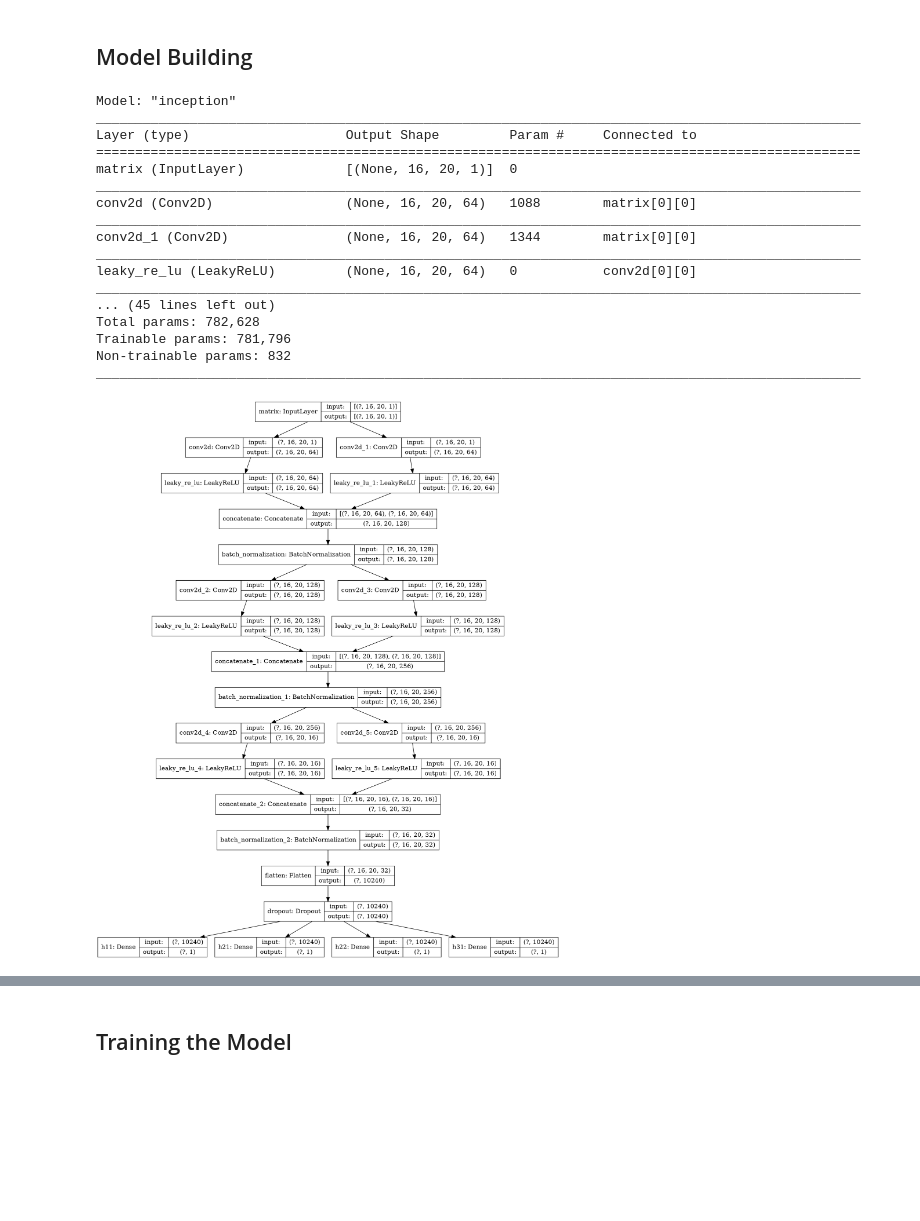
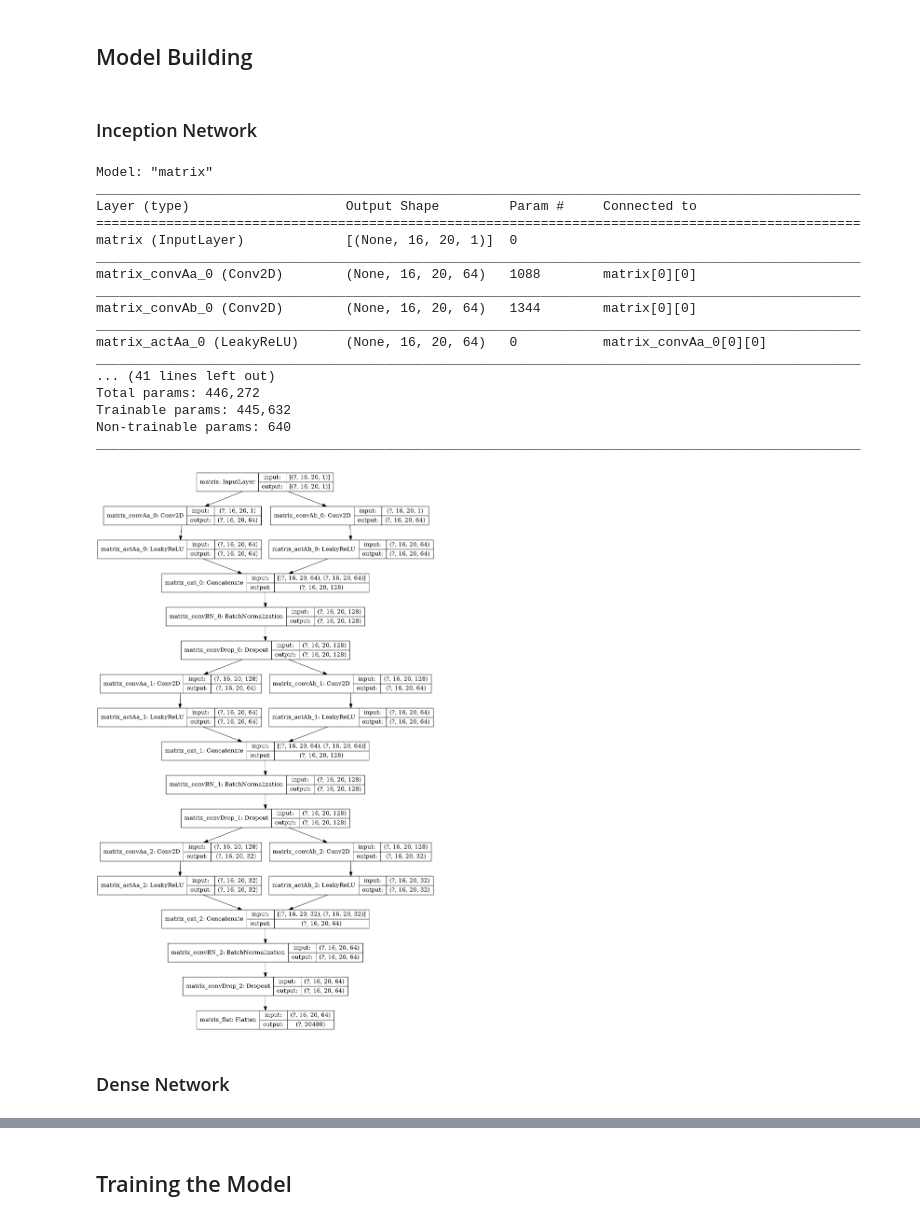
Before and after one commit to thesfinox/ml-cicy-4folds, a Jupyter notebook: cicy4_inception.ipynb, the cells around one changed output, grey strips where cells are left out. Cells and saved outputs as stored; diff of their text form; code cells hidden in the pictures; blank space fills up the shorter version.

```diff
--- a/cicy4_inception.ipynb
+++ b/cicy4_inception.ipynb
@@ -60,7 +62,7 @@ data = keras.utils.get_file('cicy4.json.gz',
 # %% [markdown]
 ## Reading the Dataset
 # %%
-df = pd.read_json(pdata('cicy4.json.gz'), orient='index')
+df = pd.read_json(pdata('cicy4_eng.json.gz'), orient='index')
 # %%
 # select only non product manifolds
 df = df.loc[df['isprod'] == False]
@@ -366,41 +303,52 @@ def nn_inception(input_shape,
+# %% [markdown]
+### Inception Network
 # %%
-inception = nn_inception(input_shape=reshape,
-                         learning_rate=1.0e-3,
-                         conv_layers=[64, 128, 16],
-                         conv_alpha=0.0,
-                         fc_layers=[],
-                         fc_alpha=0.0,
-                         dropout=0.2,
-                         full_dropout=0.0,
-                         batchnorm=0.99,
-                         last_relu=True,
-                         loss_weights=[0.25, 0.25, 0.25, 0.25],
-                         l1_reg=1.0e-5,
-                         l2_reg=1.0e-5
-                        )
+matrix = nn_inception(input_shape=reshape,
+                      name='matrix',
+                      learning_rate=1.0e-3,
+                      conv_layers=[64, 64, 32],
+                      conv_alpha=0.0,
+                      conv_class=None,
+                      conv_single=False,
+                      conv_red=0,
+                      feat_map=0,
+                      recurrent=False,
+                      fc_layers=[],
+                      fc_alpha=0.0,
+                      dropout=0.0,
+                      full_dropout=0.1,
+                      batchnorm=0.99,
+                      last_relu=True,
+                      loss_weights=[0.25, 0.25, 0.25, 0.25],
+                      l1_reg=1.0e-5,
+                      l2_reg=1.0e-5,
+                      output_layers=False
+                     )
 
-inception.summary()
+matrix.summary()
 # %% [output]
-Model: "inception"
+Model: "matrix"
 __________________________________________________________________________________________________
 Layer (type)                    Output Shape         Param #     Connected to
 ==================================================================================================
 matrix (InputLayer)             [(None, 16, 20, 1)]  0
 __________________________________________________________________________________________________
-conv2d (Conv2D)                 (None, 16, 20, 64)   1088        matrix[0][0]
+matrix_convAa_0 (Conv2D)        (None, 16, 20, 64)   1088        matrix[0][0]
 __________________________________________________________________________________________________
-conv2d_1 (Conv2D)               (None, 16, 20, 64)   1344        matrix[0][0]
+matrix_convAb_0 (Conv2D)        (None, 16, 20, 64)   1344        matrix[0][0]
 __________________________________________________________________________________________________
-leaky_re_lu (LeakyReLU)         (None, 16, 20, 64)   0           conv2d[0][0]
+matrix_actAa_0 (LeakyReLU)      (None, 16, 20, 64)   0           matrix_convAa_0[0][0]
 __________________________________________________________________________________________________
-... (45 lines left out)
-Total params: 782,628
-Trainable params: 781,796
-Non-trainable params: 832
+... (41 lines left out)
+Total params: 446,272
+Trainable params: 445,632
+Non-trainable params: 640
 __________________________________________________________________________________________________
 # %%
-inception_graph = keras.utils.model_to_dot(inception, show_shapes=True, dpi=150)
-inception_graph.write_pdf(pimg('inception_graph.pdf'))
-Image(inception_graph.create_png(), width=480)
+matrix_graph = keras.utils.model_to_dot(matrix, show_shapes=True, dpi=150)
+matrix_graph.write_pdf(pimg(PREFIX + 'matrix_graph' + SUFFIX + '.pdf'))
+Image(matrix_graph.create_png(), width=480)
 # %% [output]
-[figure, old version]
+[figure, new version]
+# %% [markdown]
+### Dense Network
```
Also changed, not shown: parts of 48 cells of this notebook, 5 other files.
